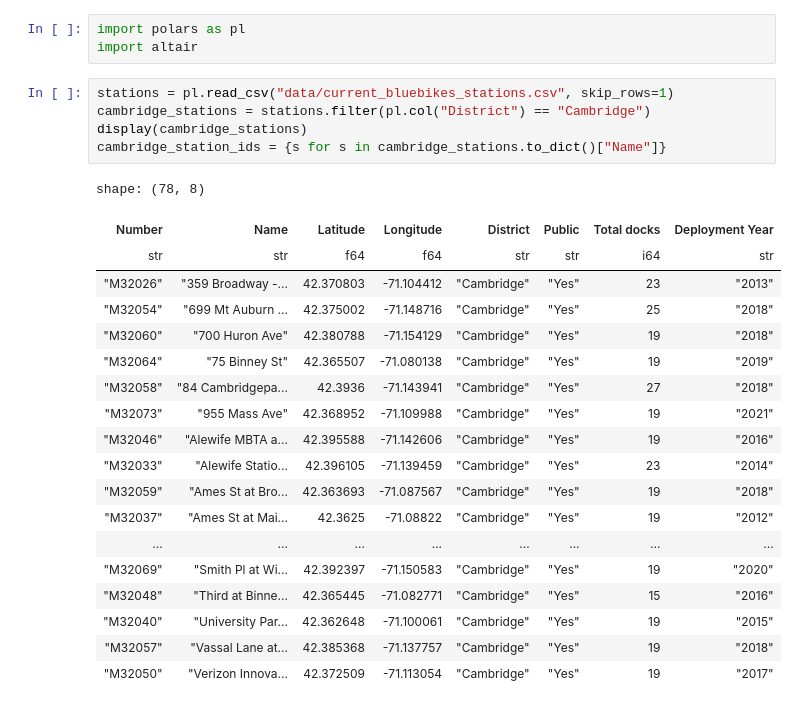
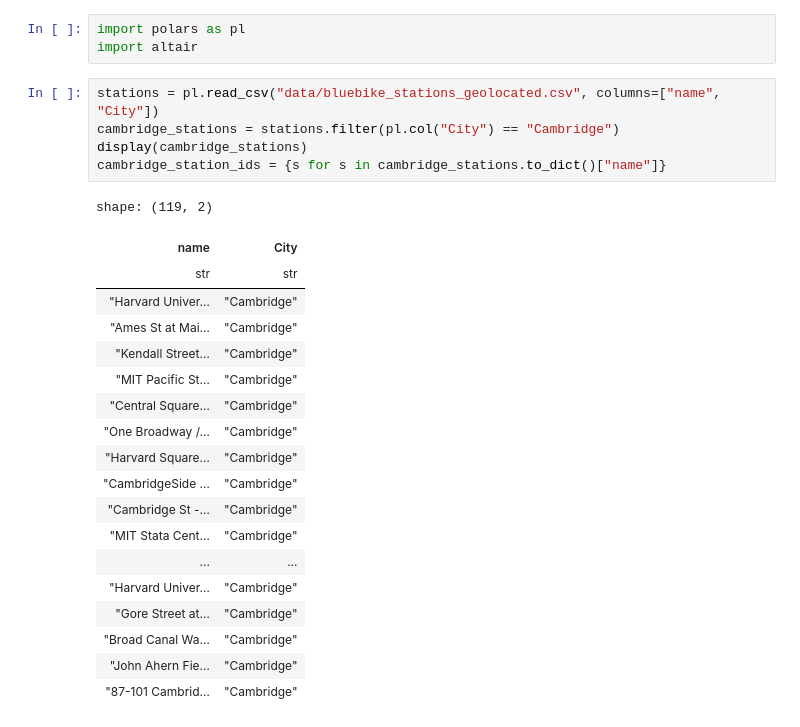
Before and after one commit to itamarst/cambridge-bicycle-usage, a Jupyter notebook: bluebikes.ipynb, the cells around one changed output. Saved outputs shown, nothing was run; the diff lists cells and outputs as text.

```diff
--- a/bluebikes.ipynb
+++ b/bluebikes.ipynb
@@ -2,30 +2,30 @@
 import polars as pl
 import altair
 # %%
-stations = pl.read_csv("data/current_bluebikes_stations.csv", skip_rows=1)
-cambridge_stations = stations.filter(pl.col("District") == "Cambridge")
+stations = pl.read_csv("data/bluebike_stations_geolocated.csv", columns=["name", "City"])
+cambridge_stations = stations.filter(pl.col("City") == "Cambridge")
 display(cambridge_stations)
-cambridge_station_ids = {s for s in cambridge_stations.to_dict()["Name"]}
+cambridge_station_ids = {s for s in cambridge_stations.to_dict()["name"]}
 # %% [output]
-shape: (78, 8)
+shape: (119, 2)
-| Number | Name | Latitude | Longitude | District | Public | Total docks | Deployment Year |
-| str | str | f64 | f64 | str | str | i64 | str |
-| "M32026" | "359 Broadway -… | 42.370803 | -71.104412 | "Cambridge" | "Yes" | 23 | "2013" |
-| "M32054" | "699 Mt Auburn … | 42.375002 | -71.148716 | "Cambridge" | "Yes" | 25 | "2018" |
-| "M32060" | "700 Huron Ave" | 42.380788 | -71.154129 | "Cambridge" | "Yes" | 19 | "2018" |
-| "M32064" | "75 Binney St" | 42.365507 | -71.080138 | "Cambridge" | "Yes" | 19 | "2019" |
-| "M32058" | "84 Cambridgepa… | 42.3936 | -71.143941 | "Cambridge" | "Yes" | 27 | "2018" |
-| "M32073" | "955 Mass Ave" | 42.368952 | -71.109988 | "Cambridge" | "Yes" | 19 | "2021" |
-| "M32046" | "Alewife MBTA a… | 42.395588 | -71.142606 | "Cambridge" | "Yes" | 19 | "2016" |
-| "M32033" | "Alewife Statio… | 42.396105 | -71.139459 | "Cambridge" | "Yes" | 23 | "2014" |
-| "M32059" | "Ames St at Bro… | 42.363693 | -71.087567 | "Cambridge" | "Yes" | 19 | "2018" |
-| "M32037" | "Ames St at Mai… | 42.3625 | -71.08822 | "Cambridge" | "Yes" | 19 | "2012" |
-| ... | ... | ... | ... | ... | ... | ... | ... |
-| "M32069" | "Smith Pl at Wi… | 42.392397 | -71.150583 | "Cambridge" | "Yes" | 19 | "2020" |
-| "M32048" | "Third at Binne… | 42.365445 | -71.082771 | "Cambridge" | "Yes" | 15 | "2016" |
-| "M32040" | "University Par… | 42.362648 | -71.100061 | "Cambridge" | "Yes" | 19 | "2015" |
-| "M32057" | "Vassal Lane at… | 42.385368 | -71.137757 | "Cambridge" | "Yes" | 19 | "2018" |
-| "M32050" | "Verizon Innova… | 42.372509 | -71.113054 | "Cambridge" | "Yes" | 19 | "2017" |
+| name | City |
+| str | str |
+| "Harvard Univer… | "Cambridge" |
+| "Ames St at Mai… | "Cambridge" |
+| "Kendall Street… | "Cambridge" |
+| "MIT Pacific St… | "Cambridge" |
+| "Central Square… | "Cambridge" |
+| "One Broadway /… | "Cambridge" |
+| "Harvard Square… | "Cambridge" |
+| "CambridgeSide … | "Cambridge" |
+| "Cambridge St -… | "Cambridge" |
+| "MIT Stata Cent… | "Cambridge" |
+| ... | ... |
+| "Harvard Univer… | "Cambridge" |
+| "Gore Street at… | "Cambridge" |
+| "Broad Canal Wa… | "Cambridge" |
+| "John Ahern Fie… | "Cambridge" |
+| "87-101 Cambrid… | "Cambridge" |
 # %%
 rides = pl.read_csv("data/20*.csv", columns=["starttime", "start station id", "end station id", "start station name", "end station name"]).with_columns(pl.col("starttime").str.slice(0, 10).str.strptime(pl.Date, fmt="%Y-%m-%d", strict=False)).sort("starttime")
 rides
```
Also changed, not shown: parts of 7 cells of this notebook, 8 other files.
